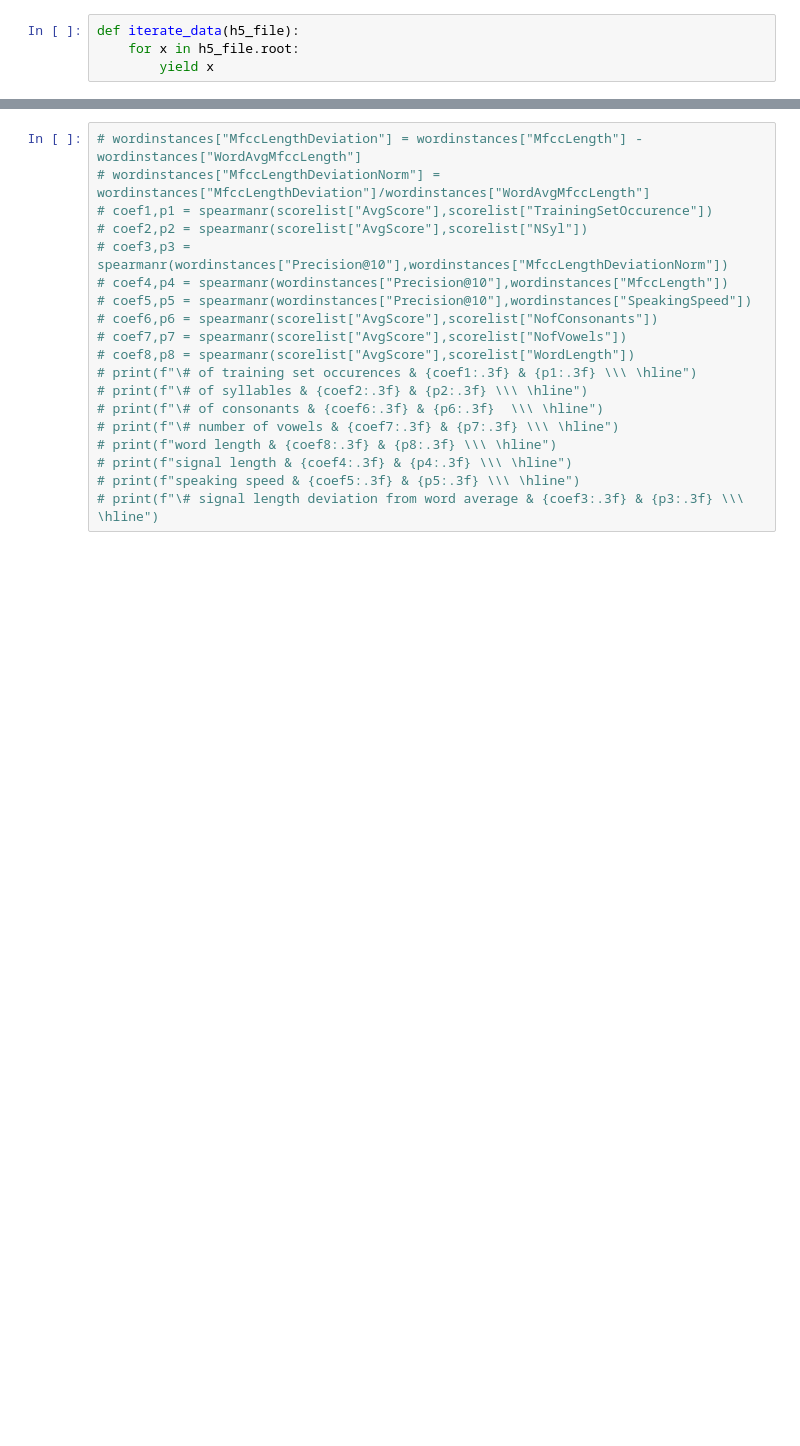
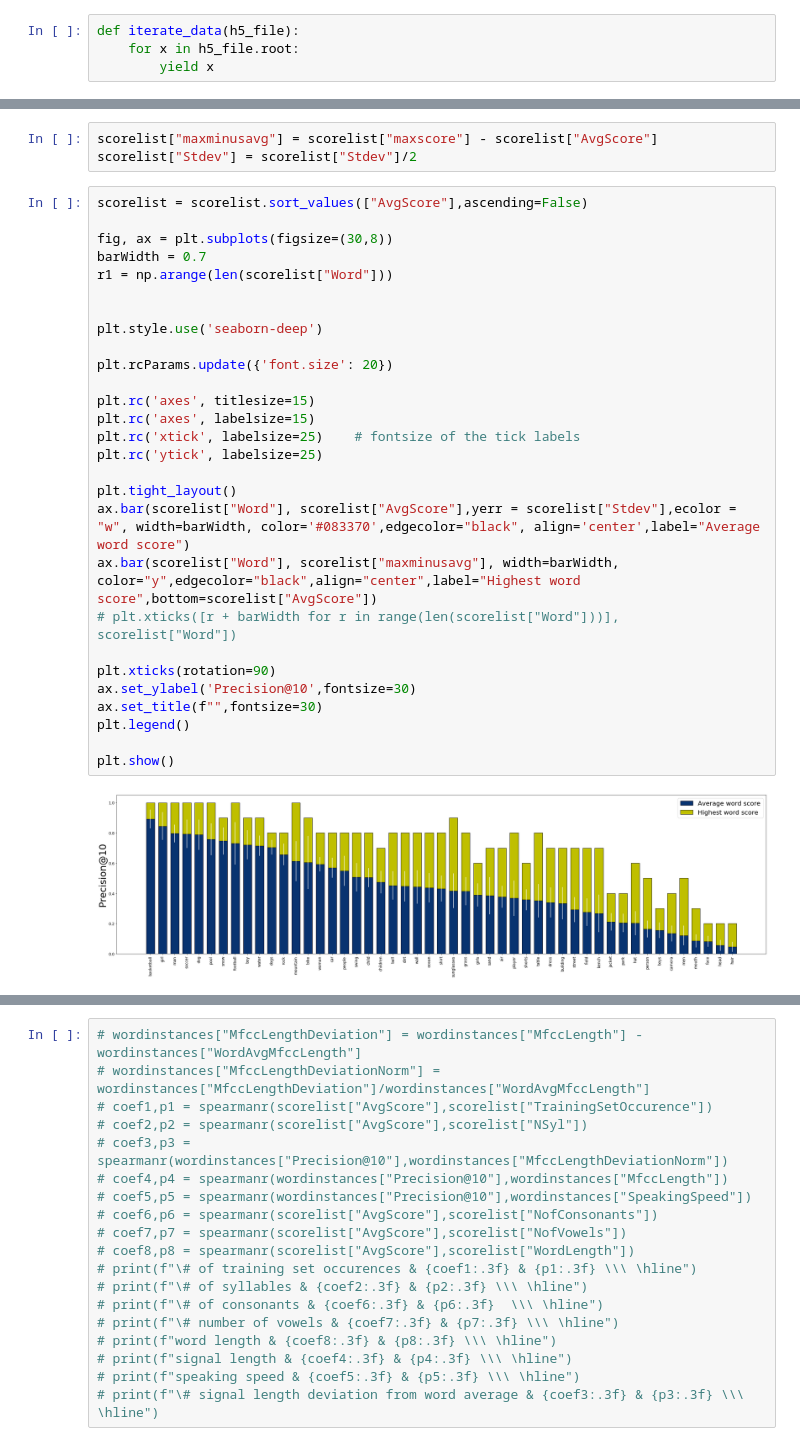
Before and after one commit to sebastiaansch/VGSthesis, a Jupyter notebook: Results_isolated_word_recognition/Results Word Recognition.ipynb, the cells around one changed output, grey strips where cells are left out. Saved outputs shown, nothing was run; the diff lists cells and outputs as text; blank space fills up the shorter version.

```diff
--- a/Results_isolated_word_recognition/Results Word Recognition.ipynb
+++ b/Results_isolated_word_recognition/Results Word Recognition.ipynb
@@ -104 +113,34 @@ array([0. , 0.1, 0.2, 0.3, 0.4, 0.5, 0.6, 0.7, 0.8, 0.9])
 [figure]
+# %%
+scorelist["maxminusavg"] = scorelist["maxscore"] - scorelist["AvgScore"]
+scorelist["Stdev"] = scorelist["Stdev"]/2
+# %%
+scorelist = scorelist.sort_values(["AvgScore"],ascending=False)
+
+fig, ax = plt.subplots(figsize=(30,8))
+barWidth = 0.7
+r1 = np.arange(len(scorelist["Word"]))
+
+
+plt.style.use('seaborn-deep')
+
+plt.rcParams.update({'font.size': 20})
+
+plt.rc('axes', titlesize=15)
+plt.rc('axes', labelsize=15)
+plt.rc('xtick', labelsize=25)    # fontsize of the tick labels
+plt.rc('ytick', labelsize=25)
+
+plt.tight_layout()
+ax.bar(scorelist["Word"], scorelist["AvgScore"],yerr = scorelist["Stdev"],ecolor = "w", width=barWidth, color='#083370',edgecolor="black", align='center',label="Average word score")
+ax.bar(scorelist["Word"], scorelist["maxminusavg"], width=barWidth, color="y",edgecolor="black",align="center",label="Highest word score",bottom=scorelist["AvgScore"])
+# plt.xticks([r + barWidth for r in range(len(scorelist["Word"]))], scorelist["Word"])
+
+plt.xticks(rotation=90)
+ax.set_ylabel('Precision@10',fontsize=30)
+ax.set_title(f"",fontsize=30)
+plt.legend()
+
+plt.show()
+# %% [output]
+[figure, added]
```
Also changed, not shown: parts of 15 cells of this notebook, 35 other files.
